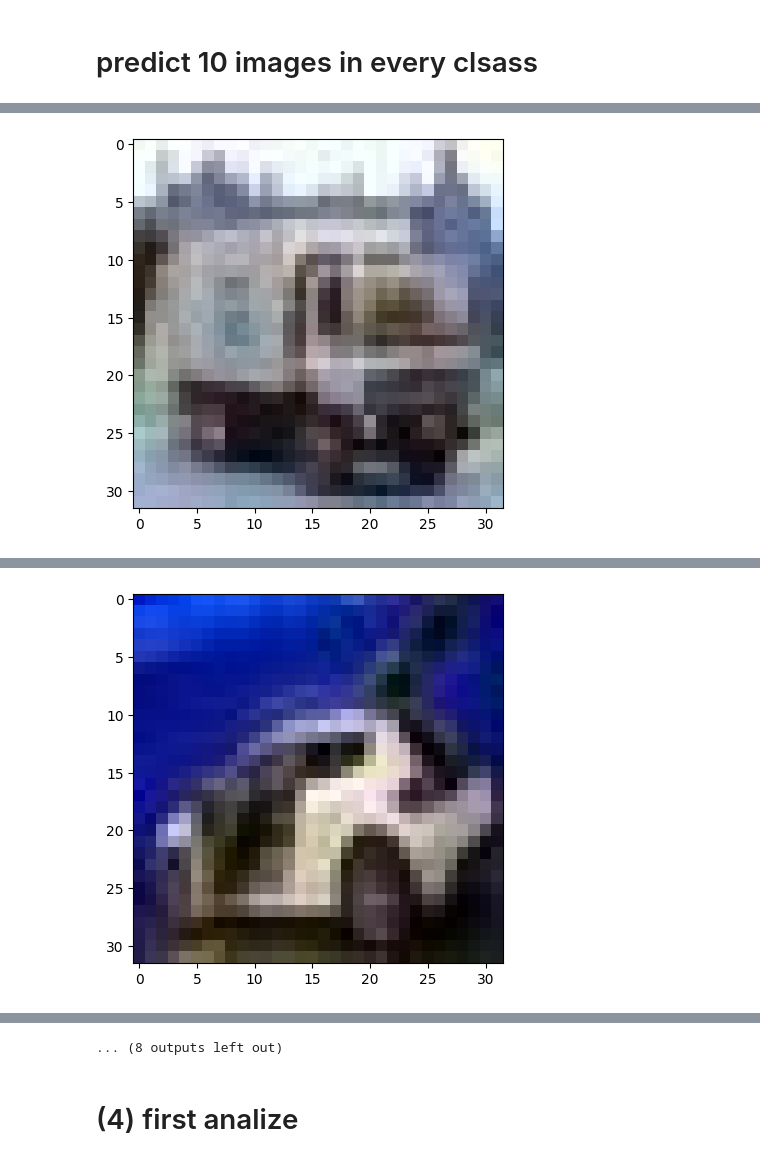
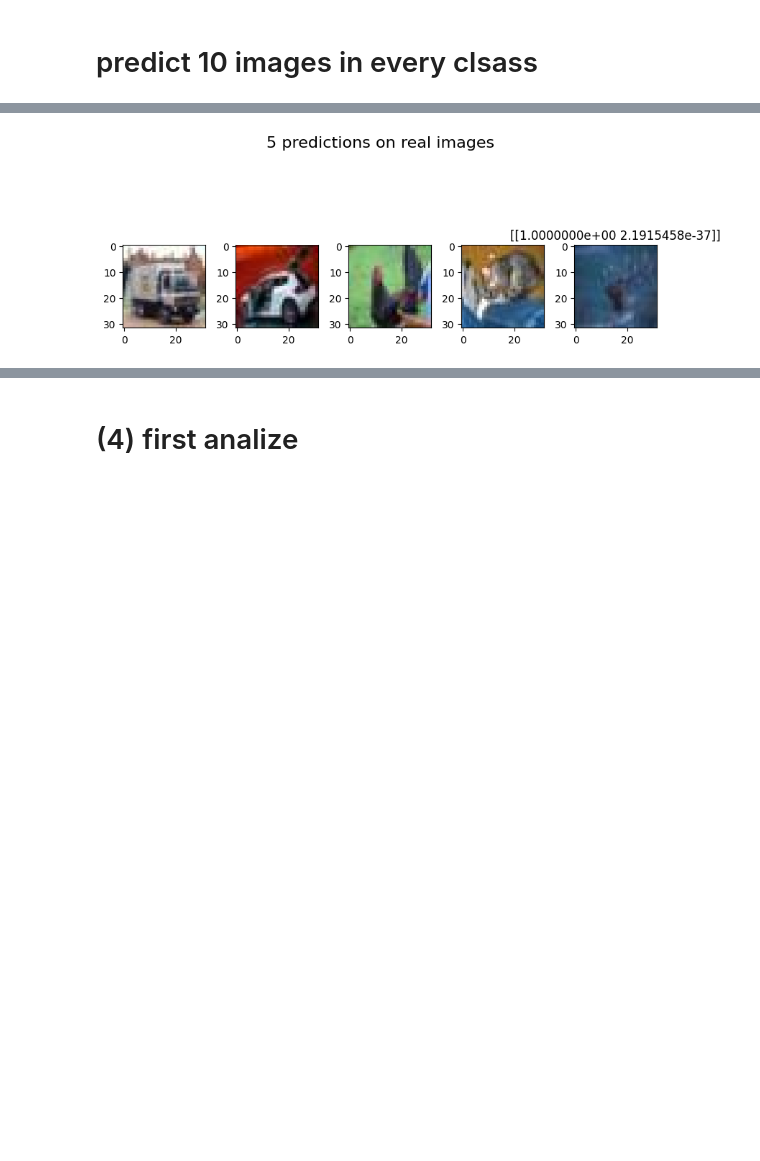
Before and after one commit to RoiLe/AI-picture-recognition, a Jupyter notebook: AI_REAL_FAKE_IMG_RECOGNIZER_MODEL.ipynb, the cells around one changed output, grey strips where cells are left out. Drawn from its saved outputs; the diff is of its cells as text; code cells hidden in the pictures; blank space fills up the shorter version.

```diff
--- a/AI_REAL_FAKE_IMG_RECOGNIZER_MODEL.ipynb
+++ b/AI_REAL_FAKE_IMG_RECOGNIZER_MODEL.ipynb
@@ -268,7 +403,7 @@ for class_name in classes:
 ### show some data
 # %%
 # reading the XLSX file
-fake_folder =('NEW-cifake-real-and-ai-generated-synthetic-images\\train\FAKE')
+fake_folder =('cifake-real-and-ai-generated-synthetic-images\\train\FAKE')
 
 images_path = []
 for filename in os.listdir(fake_folder):
@@ -401,8 +545,8 @@ _________________________________________________________________
 # predict 10 images in every clsass
 # %%
 # reading the XLSX file
-FAKE_TEST_folder =('NEW-cifake-real-and-ai-generated-synthetic-images\\test\FAKE')
-REAL_TEST_folder =('NEW-cifake-real-and-ai-generated-synthetic-images\\test\REAL')
+FAKE_TEST_folder =('cifake-real-and-ai-generated-synthetic-images\\test\FAKE')
+REAL_TEST_folder =('cifake-real-and-ai-generated-synthetic-images\\test\REAL')
 
 fake_test_images_path = []
 real_test_images_path = []
@@ -417,18 +561,30 @@ for realfilename in os.listdir(REAL_TEST_folder):
   if real_img is not None:
       real_test_images_path.append(real_img)
 # %%
-for i in range(10):
+# Create a figure with 5 subplots side by side
+fig, axes = plt.subplots(1, 5, figsize=(8, 4))
+fig.suptitle("5 predictions on fake images", fontsize=16)
+
+for i in range(5):
     image = cv2.imread(fake_test_images_path[i])
     test_image = tf.keras.utils.load_img(fake_test_images_path[i], target_size = (64, 64))
     test_image = tf.keras.utils.img_to_array(test_image)
     test_image = np.expand_dims(test_image, axis = 0)
     result = model.predict(test_image)
-    print(result)
+    #print(result)
     # Check if the image was loaded successfully
     if image is not None:
         # Displaying the image
-        plt.imshow(image)
-        plt.show()
+        axes[i].imshow(cv2.cvtColor(image, cv2.COLOR_BGR2RGB))
+        axes[i].set_title(result)
     else:
         print(f"Error loading image {images_path[i]}")
+
+# Remove axis labels and ticks
+for ax in axes:
+    ax.axis('off')
+
+# Show the plot
+plt.tight_layout()
+plt.show()
 # %% [output]
@@ -454,16 +597,25 @@ for i in range(10):
 # %%
-for j in range(10):
+# Create a figure with 5 subplots side by side
+fig, axes = plt.subplots(1, 5, figsize=(8, 4))
+fig.suptitle("5 predictions on real images", fontsize=16)
+
+for j in range(5):
     image = cv2.imread(real_test_images_path[j])
     test_image = tf.keras.utils.load_img(real_test_images_path[j], target_size = (64, 64))
     test_image = tf.keras.utils.img_to_array(test_image)
     test_image = np.expand_dims(test_image, axis = 0)
     result = model.predict(test_image)
-    print(result)
+
     # Check if the image was loaded successfully
     if image is not None:
         # Displaying the image
-        plt.imshow(image)
-        plt.show()
+        # Displaying the image
+        axes[j].imshow(cv2.cvtColor(image, cv2.COLOR_BGR2RGB))
+        axes[i].set_title(result)
     else:
         print(f"Error loading image {images_path[j]}")
+
+# Show the plot
+plt.tight_layout()
+plt.show()
 # %% [output]
@@ -472 +627 @@ for j in range(10):
-[figure, old version]
+[figure, new version]
@@ -475 +627,0 @@ for j in range(10):
-[figure, removed]
@@ -488,4 +628,3 @@ for j in range(10):
-... (8 outputs left out)
 # %% [markdown]
 <h1>(4) first analize</h1>
 # %% [markdown]
```
Also changed, not shown: parts of 20 cells of this notebook.
